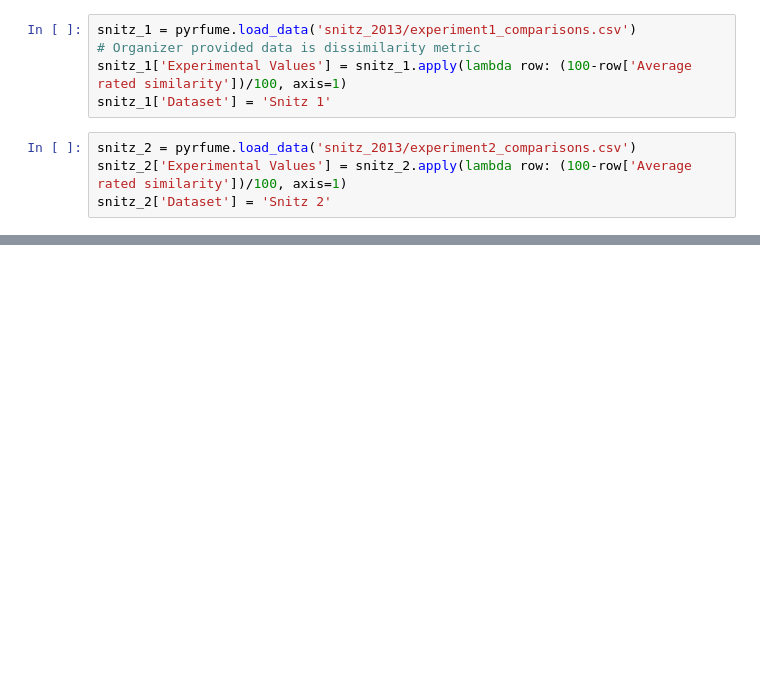
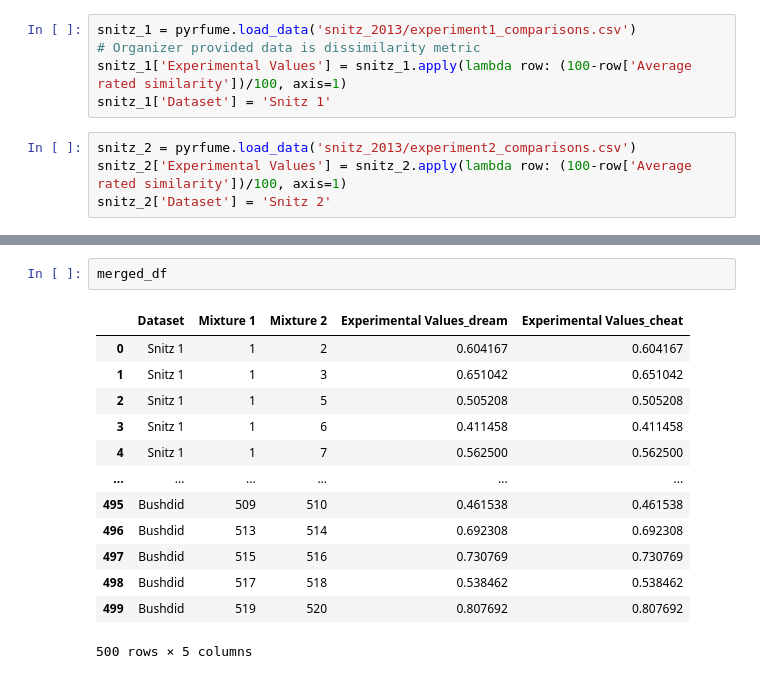
Before and after one commit to chemcognition-lab/dreamix, a Jupyter notebook: datasets/competition_leaderboard/fill_leaderboard.ipynb, the cells around one changed output, grey strips where cells are left out. Cells and saved outputs as stored; diff of their text form; blank space fills up the shorter version.

```diff
--- a/datasets/competition_leaderboard/fill_leaderboard.ipynb
+++ b/datasets/competition_leaderboard/fill_leaderboard.ipynb
@@ -191,0 +259,16 @@ ravia_2.head(4)
+# %%
+merged_df
+# %% [output]
+|  | Dataset | Mixture 1 | Mixture 2 | Experimental Values_dream | Experimental Values_cheat |
+| 0 | Snitz 1 | 1 | 2 | 0.604167 | 0.604167 |
+| 1 | Snitz 1 | 1 | 3 | 0.651042 | 0.651042 |
+| 2 | Snitz 1 | 1 | 5 | 0.505208 | 0.505208 |
+| 3 | Snitz 1 | 1 | 6 | 0.411458 | 0.411458 |
+| 4 | Snitz 1 | 1 | 7 | 0.562500 | 0.562500 |
+| ... | ... | ... | ... | ... | ... |
+| 495 | Bushdid | 509 | 510 | 0.461538 | 0.461538 |
+| 496 | Bushdid | 513 | 514 | 0.692308 | 0.692308 |
+| 497 | Bushdid | 515 | 516 | 0.730769 | 0.730769 |
+| 498 | Bushdid | 517 | 518 | 0.538462 | 0.538462 |
+| 499 | Bushdid | 519 | 520 | 0.807692 | 0.807692 |
+500 rows × 5 columns
```
Also changed, not shown: parts of 50 cells of this notebook, 5 other files.
